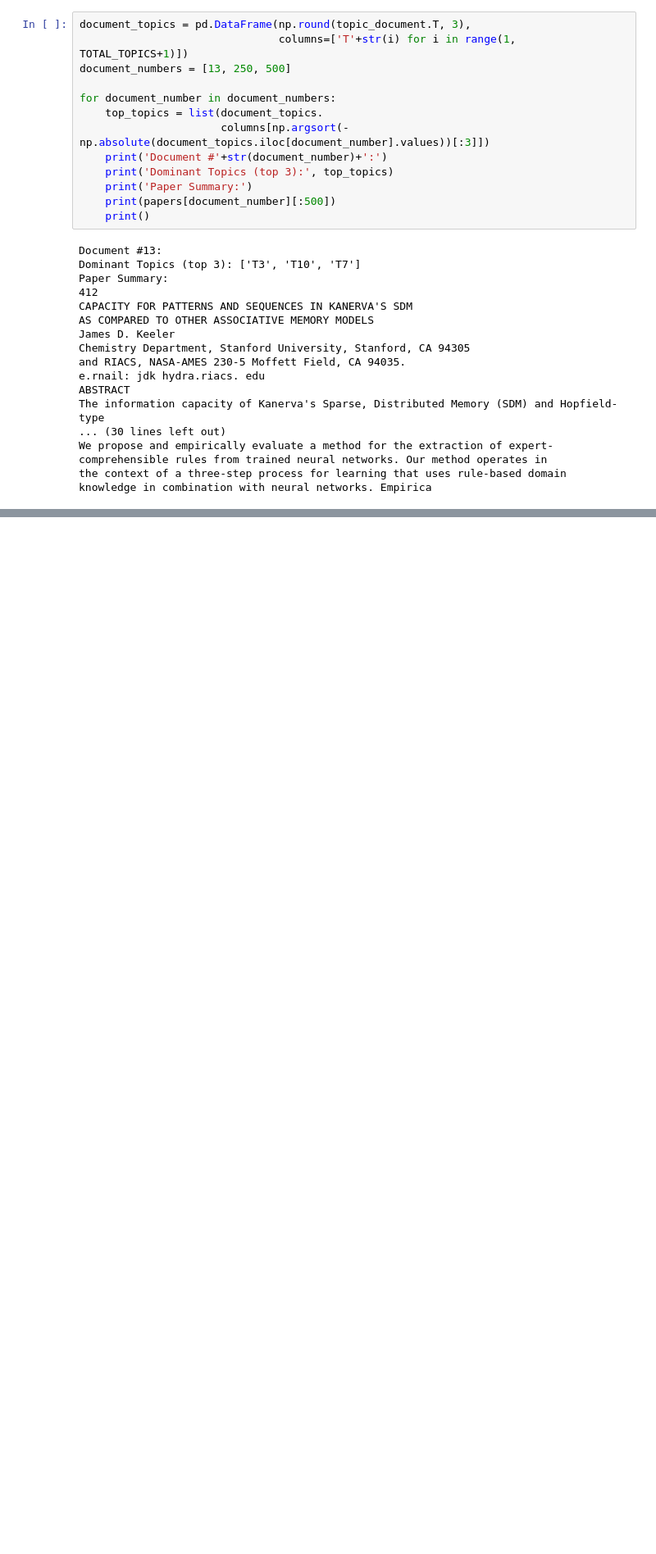
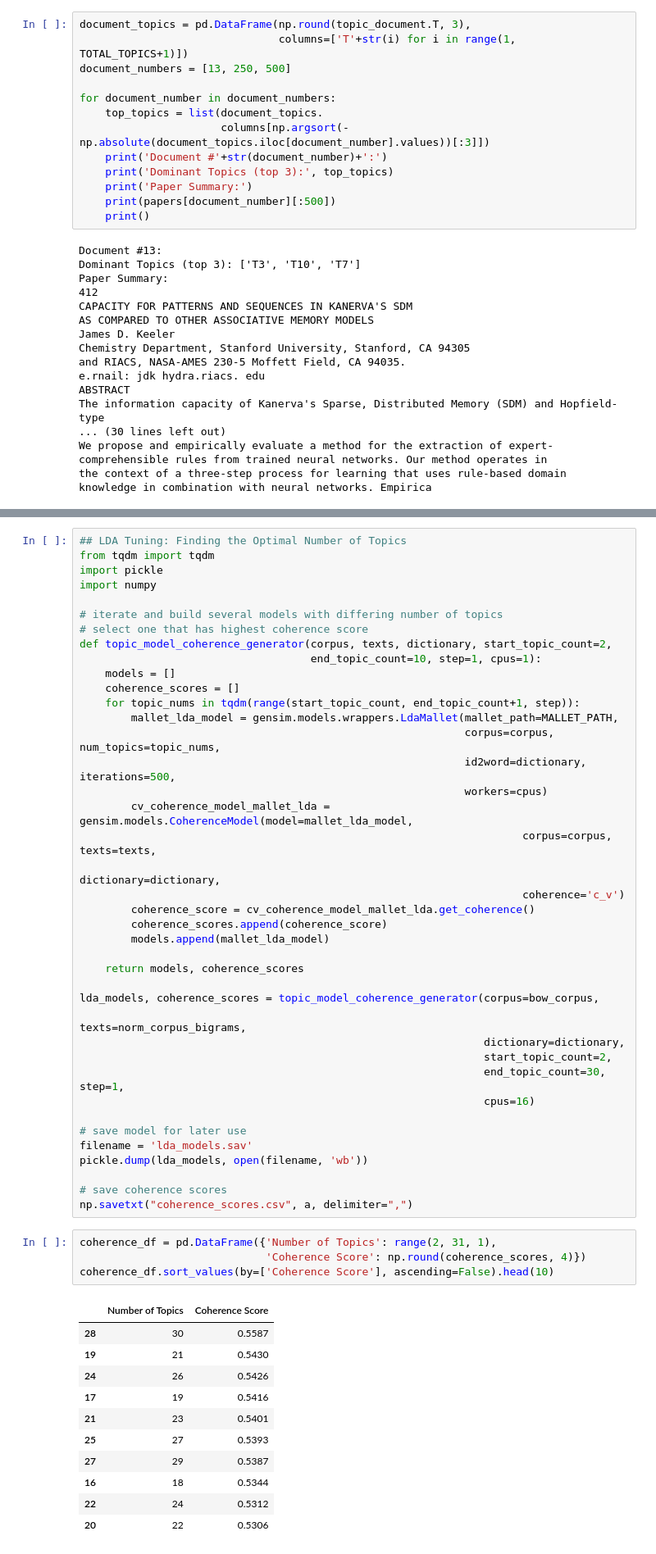
Before and after one commit to beliciataylor/self-study, a Jupyter notebook: NLP_Learning/ch06_text_summarization_topic_models.ipynb, the cells around one changed output, grey strips where cells are left out. Shown at 82% size. Saved outputs shown, nothing was run; the diff lists cells and outputs as text; blank space fills up the shorter version.

```diff
--- a/NLP_Learning/ch06_text_summarization_topic_models.ipynb
+++ b/NLP_Learning/ch06_text_summarization_topic_models.ipynb
@@ -701,0 +872,56 @@ knowledge in combination with neural networks. Empirica
+# %%
+## LDA Tuning: Finding the Optimal Number of Topics
+from tqdm import tqdm
+import pickle
+import numpy
+
+# iterate and build several models with differing number of topics
+# select one that has highest coherence score
+def topic_model_coherence_generator(corpus, texts, dictionary, start_topic_count=2,
+                                    end_topic_count=10, step=1, cpus=1):
+    models = []
+    coherence_scores = []
+    for topic_nums in tqdm(range(start_topic_count, end_topic_count+1, step)):
+        mallet_lda_model = gensim.models.wrappers.LdaMallet(mallet_path=MALLET_PATH,
+                                                            corpus=corpus, num_topics=topic_nums,
+                                                            id2word=dictionary, iterations=500,
+                                                            workers=cpus)
+        cv_coherence_model_mallet_lda = gensim.models.CoherenceModel(model=mallet_lda_model,
+                                                                     corpus=corpus, texts=texts,
+                                                                     dictionary=dictionary,
+                                                                     coherence='c_v')
+        coherence_score = cv_coherence_model_mallet_lda.get_coherence()
+        coherence_scores.append(coherence_score)
+        models.append(mallet_lda_model)
+
+    return models, coherence_scores
+
+lda_models, coherence_scores = topic_model_coherence_generator(corpus=bow_corpus,
+                                                               texts=norm_corpus_bigrams,
+                                                               dictionary=dictionary,
+                                                               start_topic_count=2,
+                                                               end_topic_count=30, step=1,
+                                                               cpus=16)
+
+# save model for later use
+filename = 'lda_models.sav'
+pickle.dump(lda_models, open(filename, 'wb'))
+
+# save coherence scores
+np.savetxt("coherence_scores.csv", a, delimiter=",")
+# %%
+coherence_df = pd.DataFrame({'Number of Topics': range(2, 31, 1),
+                             'Coherence Score': np.round(coherence_scores, 4)})
+coherence_df.sort_values(by=['Coherence Score'], ascending=False).head(10)
+# %% [output]
+|  | Number of Topics | Coherence Score |
+| 28 | 30 | 0.5587 |
+| 19 | 21 | 0.5430 |
+| 24 | 26 | 0.5426 |
+| 17 | 19 | 0.5416 |
+| 21 | 23 | 0.5401 |
+| 25 | 27 | 0.5393 |
+| 27 | 29 | 0.5387 |
+| 16 | 18 | 0.5344 |
+| 22 | 24 | 0.5312 |
+| 20 | 22 | 0.5306 |
```
Also changed, not shown: parts of 27 cells of this notebook.
